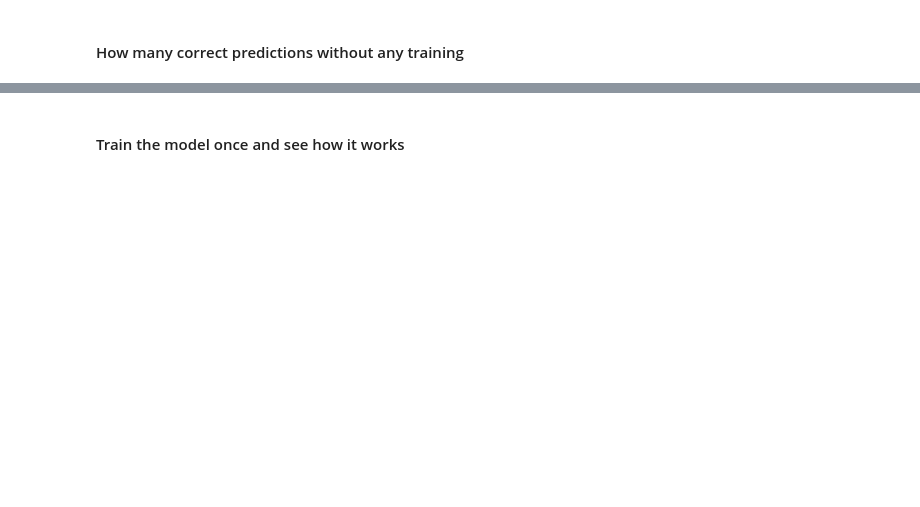
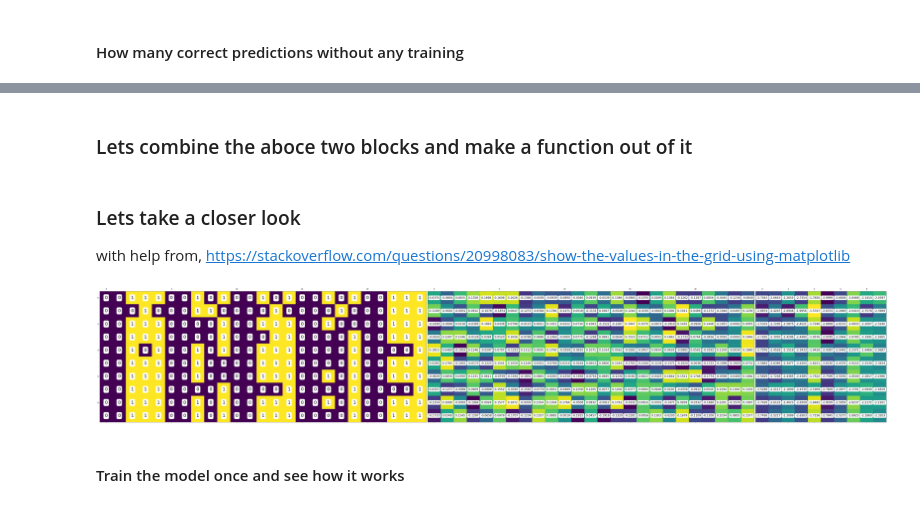
Before and after one commit to hbcbh1999/nn-basics, a Jupyter notebook: VanangamudiMNIST.ipynb, the cells around one changed output, grey strips where cells are left out. Saved outputs shown, nothing was run; the diff lists cells and outputs as text; code cells hidden in the pictures; blank space fills up the shorter version.

Commit message:
adds function to plot grids with numbers

```diff
--- a/VanangamudiMNIST.ipynb
+++ b/VanangamudiMNIST.ipynb
@@ -176,0 +177,2 @@ correct: 1/10
+# %% [markdown]
+### Lets combine the aboce two blocks and make a function out of it
@@ -176,0 +212,37 @@ correct: 1/10
+# %% [markdown]
+### Lets take a closer look
+with help from, https://stackoverflow.com/questions/20998083/show-the-values-in-the-grid-using-matplotlib
+# %%
+import numpy
+fig = plt.figure(1, (80., 80.))
+grid = ImageGrid(fig, 111,
+                     nrows_ncols=(1, 3),
+                     axes_pad=0.1)
+
+
+data = [data.view(-1) for data, target in dataset]
+data = torch.stack(data)
+
+target = [target.view(-1) for data, target in dataset]
+target = torch.stack(target)
+
+grid[0].matshow(Image.fromarray(data.numpy()))
+for (x,y), val in numpy.ndenumerate(data.numpy()):
+     grid[0].text(y, x, '{:d}'.format(int(val)), ha='center', va='center', fontsize=24,
+            bbox=dict(boxstyle='round', facecolor='white', edgecolor='white'))
+
+grid[1].matshow(Image.fromarray(model.output_layer.weight.data.numpy()))
+for (x,y), val in numpy.ndenumerate(model.output_layer.weight.data.numpy()):
+     grid[1].text(y, x, '{:0.04f}'.format(val), ha='center', va='center',fontsize=16,
+            bbox=dict(boxstyle='round', facecolor='white', edgecolor='white'))
+
+output = model(Variable(data))
+grid[2].matshow(Image.fromarray(output.data.numpy()))
+for (x,y), val in numpy.ndenumerate(output.data.numpy()):
+     grid[2].text(y, x, '{:0.04f}'.format(val), ha='center', va='center',fontsize=16,
+            bbox=dict(boxstyle='round', facecolor='white', edgecolor='white'))
+
+
+plt.show()
+# %% [output]
+[figure, added]
```
Also changed, not shown: parts of 13 cells of this notebook.
